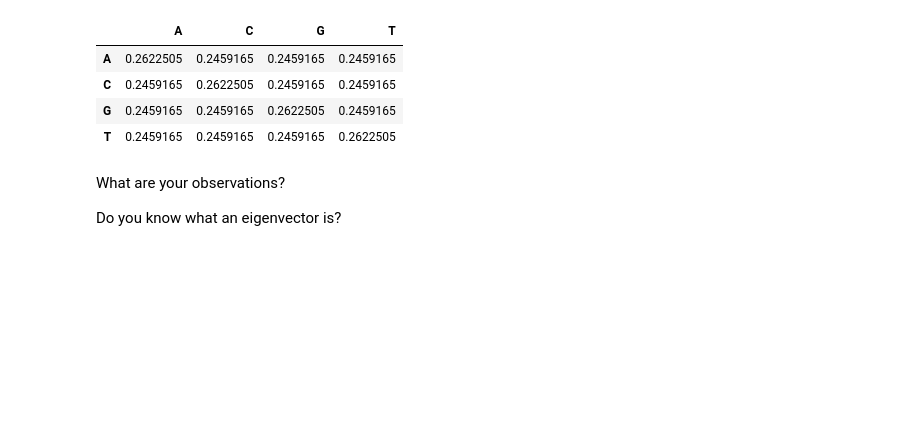
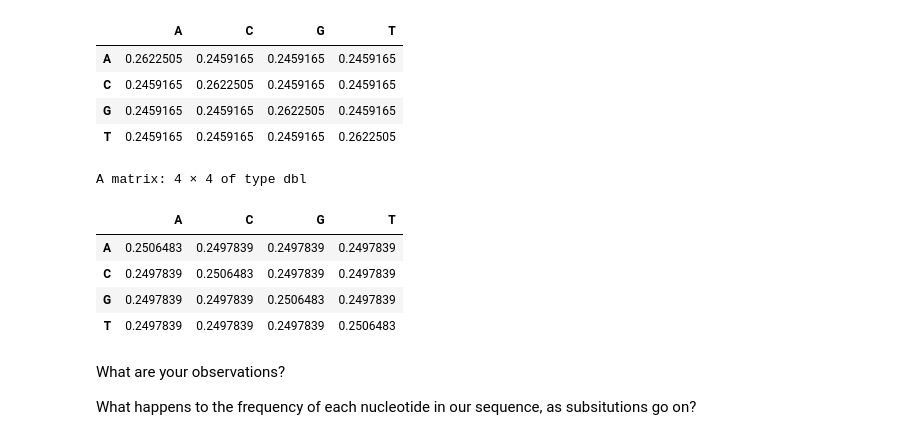
Before and after one commit to kostkalab/mol-evol_notebooks, a Jupyter notebook: lecture_mol_evol_03_15_2023.ipynb, the cells around one changed output. Cells and saved outputs as stored; diff of their text form; code cells hidden in the pictures; blank space fills up the shorter version.

```diff
--- a/lecture_mol_evol_03_15_2023.ipynb
+++ b/lecture_mol_evol_03_15_2023.ipynb
@@ -243,7 +169,16 @@ A matrix: 4 × 4 of type dbl
 | C | 0.2459165 | 0.2622505 | 0.2459165 | 0.2459165 |
 | G | 0.2459165 | 0.2459165 | 0.2622505 | 0.2459165 |
 | T | 0.2459165 | 0.2459165 | 0.2459165 | 0.2622505 |
-# %% [markdown]
-What are your observations?
-
-Do you know what an eigenvector is?
+# %%
+P %*% P %*% P %*% P %*% P %*% P %*% P %*% P %*% P %*% P %*% P %*% P
+# %% [output]
+A matrix: 4 × 4 of type dbl
+|  | A | C | G | T |
+| A | 0.2506483 | 0.2497839 | 0.2497839 | 0.2497839 |
+| C | 0.2497839 | 0.2506483 | 0.2497839 | 0.2497839 |
+| G | 0.2497839 | 0.2497839 | 0.2506483 | 0.2497839 |
+| T | 0.2497839 | 0.2497839 | 0.2497839 | 0.2506483 |
+# %% [markdown]
+What are your observations?
+
+What happens to the frequency of each nucleotide in our sequence, as subsitutions go on?
```
Also changed, not shown: parts of 25 cells of this notebook.
